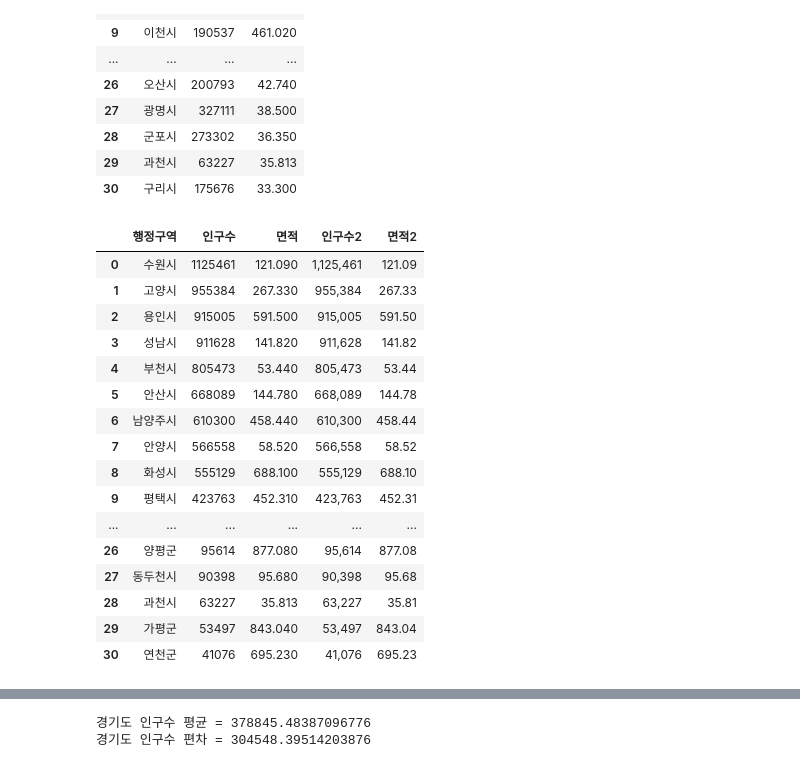
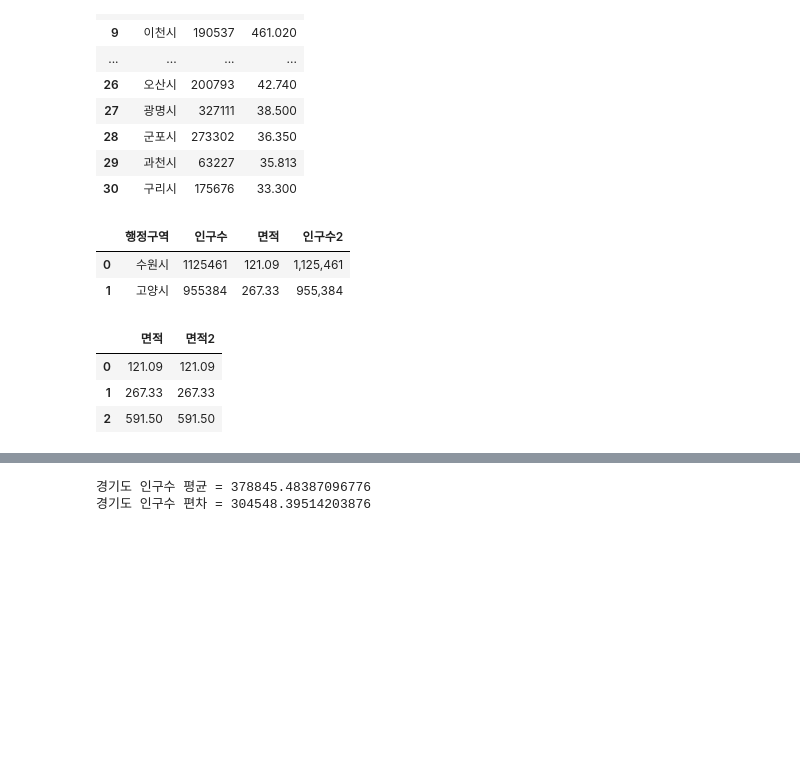
Before and after one commit to minju3212/Python_Webscraping_Analysis, a Jupyter notebook: 03-1.행정구역정보_분석과시각화.ipynb, the cells around one changed output, grey strips where cells are left out. Saved outputs shown, nothing was run; the diff lists cells and outputs as text; code cells hidden in the pictures; blank space fills up the shorter version.

```diff
--- a/03-1.행정구역정보_분석과시각화.ipynb
+++ b/03-1.행정구역정보_분석과시각화.ipynb
@@ -391,25 +391,23 @@ data.loc[data['광역시도'] == '경기도',['행정구역','인구수','면적
 # %%
 #경기도에 속한 행정구역명, 인구수, 면적 선택하기 인구수를 descending 순서대로 출력하고 index reset 하여 gy_df 라는 변수에 저장하기
 #data.loc[row , col]
-
+gy_df = data.loc[data['광역시도'] == '경기도',['행정구역','인구수','면적']].sort_values(by='인구수',ascending=False).reset_index(drop=True)
+gy_df
 # 인구수2 라는 새로운 컬럼을 생성
+gy_df['인구수2'] = gy_df['인구수'].map('{:,}'.format)
+gy_df.head(2)
 # %% [output]
-|  | 행정구역 | 인구수 | 면적 | 인구수2 | 면적2 |
-| 0 | 수원시 | 1125461 | 121.090 | 1,125,461 | 121.09 |
-| 1 | 고양시 | 955384 | 267.330 | 955,384 | 267.33 |
-| 2 | 용인시 | 915005 | 591.500 | 915,005 | 591.50 |
-| 3 | 성남시 | 911628 | 141.820 | 911,628 | 141.82 |
-| 4 | 부천시 | 805473 | 53.440 | 805,473 | 53.44 |
-| 5 | 안산시 | 668089 | 144.780 | 668,089 | 144.78 |
-| 6 | 남양주시 | 610300 | 458.440 | 610,300 | 458.44 |
-| 7 | 안양시 | 566558 | 58.520 | 566,558 | 58.52 |
-| 8 | 화성시 | 555129 | 688.100 | 555,129 | 688.10 |
-| 9 | 평택시 | 423763 | 452.310 | 423,763 | 452.31 |
-| ... | ... | ... | ... | ... | ... |
-| 26 | 양평군 | 95614 | 877.080 | 95,614 | 877.08 |
-| 27 | 동두천시 | 90398 | 95.680 | 90,398 | 95.68 |
-| 28 | 과천시 | 63227 | 35.813 | 63,227 | 35.81 |
-| 29 | 가평군 | 53497 | 843.040 | 53,497 | 843.04 |
-| 30 | 연천군 | 41076 | 695.230 | 41,076 | 695.23 |
+|  | 행정구역 | 인구수 | 면적 | 인구수2 |
+| 0 | 수원시 | 1125461 | 121.09 | 1,125,461 |
+| 1 | 고양시 | 955384 | 267.33 | 955,384 |
+# %%
+# 면적2 라는 새로운 컬럼을 생성, 전체 row에 적용됨됨
+gy_df['면적2'] = gy_df['면적'].map(lambda val: f"{val:.2f}")
+gy_df[['면적','면적2']].head(3)
+# %% [output]
+|  | 면적 | 면적2 |
+| 0 | 121.09 | 121.09 |
+| 1 | 267.33 | 267.33 |
+| 2 | 591.50 | 591.50 |
 # %%
 # 면적이 > 1000 큰 조건과 매핑되는 새로운 DataFrame 생성 area_1000 라는 변수에 저장하기
```
Also changed, not shown: parts of 12 cells of this notebook, 1 other file.
